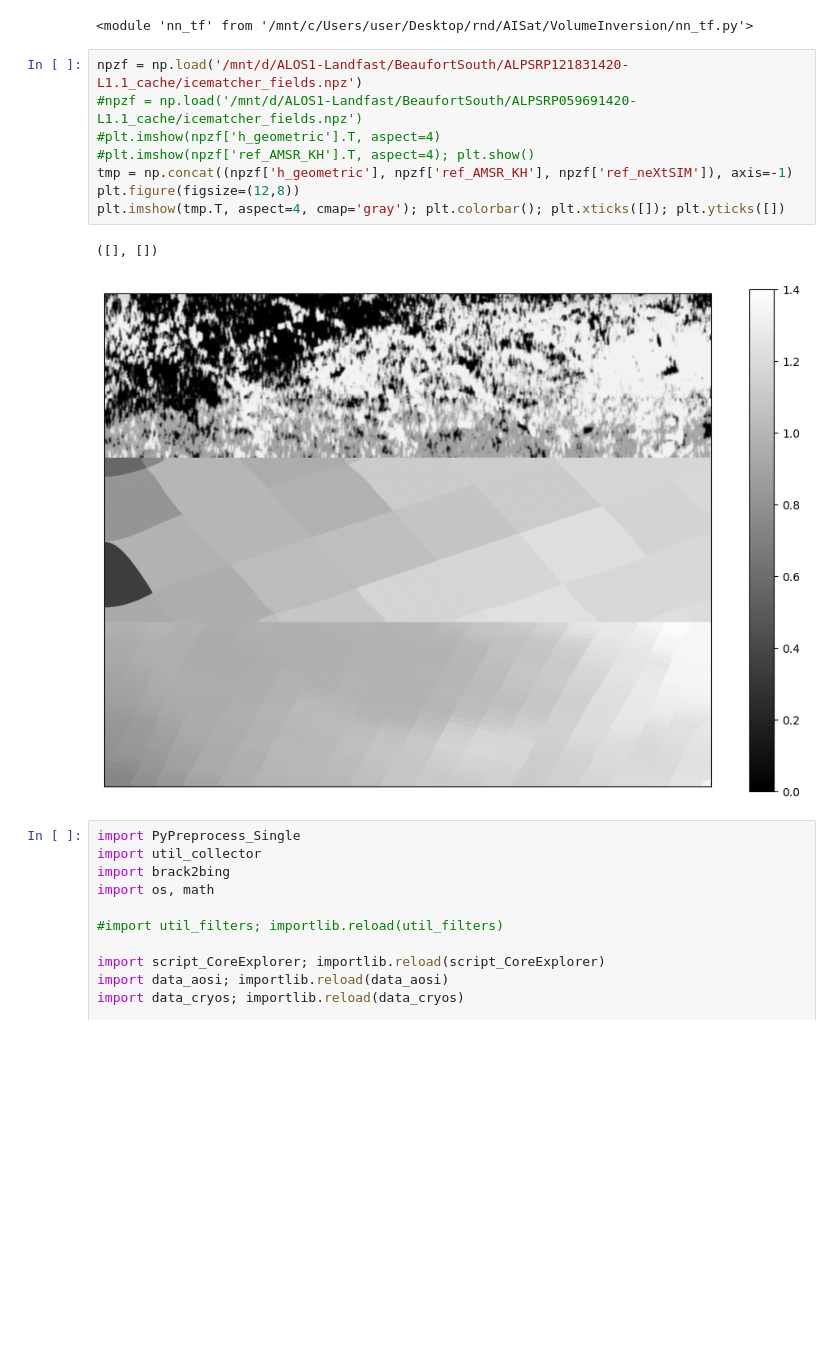
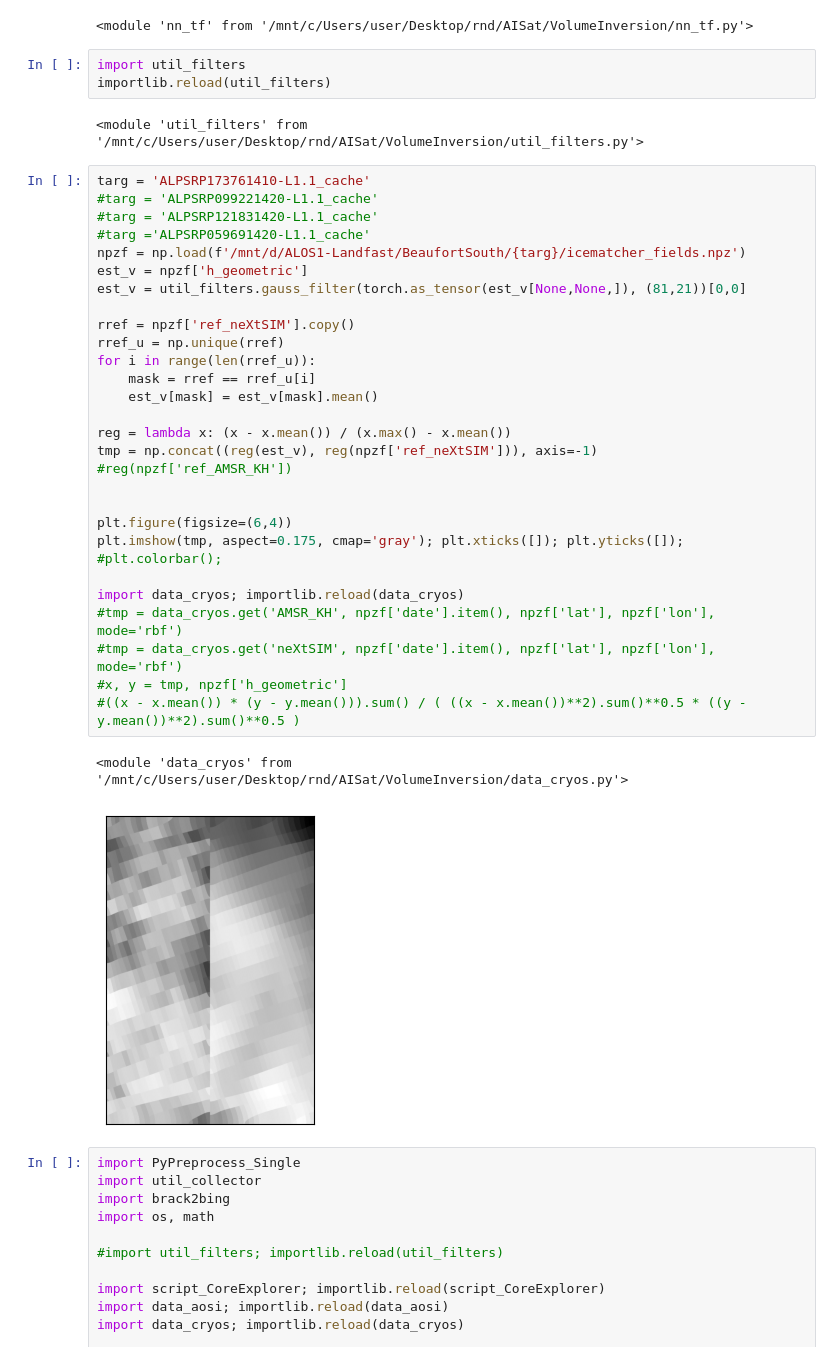
Before and after one commit to jw25-satgeo/VolumeInversion, a Jupyter notebook: Inference_ALOSRunner.ipynb, the cells around one changed output. Saved outputs shown, nothing was run; the diff lists cells and outputs as text; blank space fills up the shorter version.

```diff
--- a/Inference_ALOSRunner.ipynb
+++ b/Inference_ALOSRunner.ipynb
@@ -14,17 +14,42 @@ import nn_reg; importlib.reload(nn_reg)
 import nn_tf; importlib.reload(nn_tf)
 # %% [output]
 <module 'nn_tf' from '/mnt/c/Users/user/Desktop/rnd/AISat/VolumeInversion/nn_tf.py'>
+# %%
+import util_filters
+importlib.reload(util_filters)
+# %% [output]
+<module 'util_filters' from '/mnt/c/Users/user/Desktop/rnd/AISat/VolumeInversion/util_filters.py'>
 # %%
-npzf = np.load('/mnt/d/ALOS1-Landfast/BeaufortSouth/ALPSRP121831420-L1.1_cache/icematcher_fields.npz')
-#npzf = np.load('/mnt/d/ALOS1-Landfast/BeaufortSouth/ALPSRP059691420-L1.1_cache/icematcher_fields.npz')
-#plt.imshow(npzf['h_geometric'].T, aspect=4)
-#plt.imshow(npzf['ref_AMSR_KH'].T, aspect=4); plt.show()
-tmp = np.concat((npzf['h_geometric'], npzf['ref_AMSR_KH'], npzf['ref_neXtSIM']), axis=-1)
-plt.figure(figsize=(12,8))
-plt.imshow(tmp.T, aspect=4, cmap='gray'); plt.colorbar(); plt.xticks([]); plt.yticks([])
+targ = 'ALPSRP173761410-L1.1_cache'
+#targ = 'ALPSRP099221420-L1.1_cache'
+#targ = 'ALPSRP121831420-L1.1_cache'
+#targ ='ALPSRP059691420-L1.1_cache'
+npzf = np.load(f'/mnt/d/ALOS1-Landfast/BeaufortSouth/{targ}/icematcher_fields.npz')
+est_v = npzf['h_geometric']
+est_v = util_filters.gauss_filter(torch.as_tensor(est_v[None,None,]), (81,21))[0,0]
+
+rref = npzf['ref_neXtSIM'].copy()
+rref_u = np.unique(rref)
+for i in range(len(rref_u)):
+    mask = rref == rref_u[i]
+    est_v[mask] = est_v[mask].mean()
+
+reg = lambda x: (x - x.mean()) / (x.max() - x.mean())
+tmp = np.concat((reg(est_v), reg(npzf['ref_neXtSIM'])), axis=-1)
+#reg(npzf['ref_AMSR_KH'])
+
+
+plt.figure(figsize=(6,4))
+plt.imshow(tmp, aspect=0.175, cmap='gray'); plt.xticks([]); plt.yticks([]); #plt.colorbar();
+
+import data_cryos; importlib.reload(data_cryos)
+#tmp = data_cryos.get('AMSR_KH', npzf['date'].item(), npzf['lat'], npzf['lon'], mode='rbf')
+#tmp = data_cryos.get('neXtSIM', npzf['date'].item(), npzf['lat'], npzf['lon'], mode='rbf')
+#x, y = tmp, npzf['h_geometric']
+#((x - x.mean()) * (y - y.mean())).sum() / ( ((x - x.mean())**2).sum()**0.5 * ((y - y.mean())**2).sum()**0.5 )
 # %% [output]
-([], [])
+<module 'data_cryos' from '/mnt/c/Users/user/Desktop/rnd/AISat/VolumeInversion/data_cryos.py'>
-[figure, old version]
+[figure, new version]
 # %%
 import PyPreprocess_Single
 import util_collector
```
Also changed, not shown: 17 other files.
